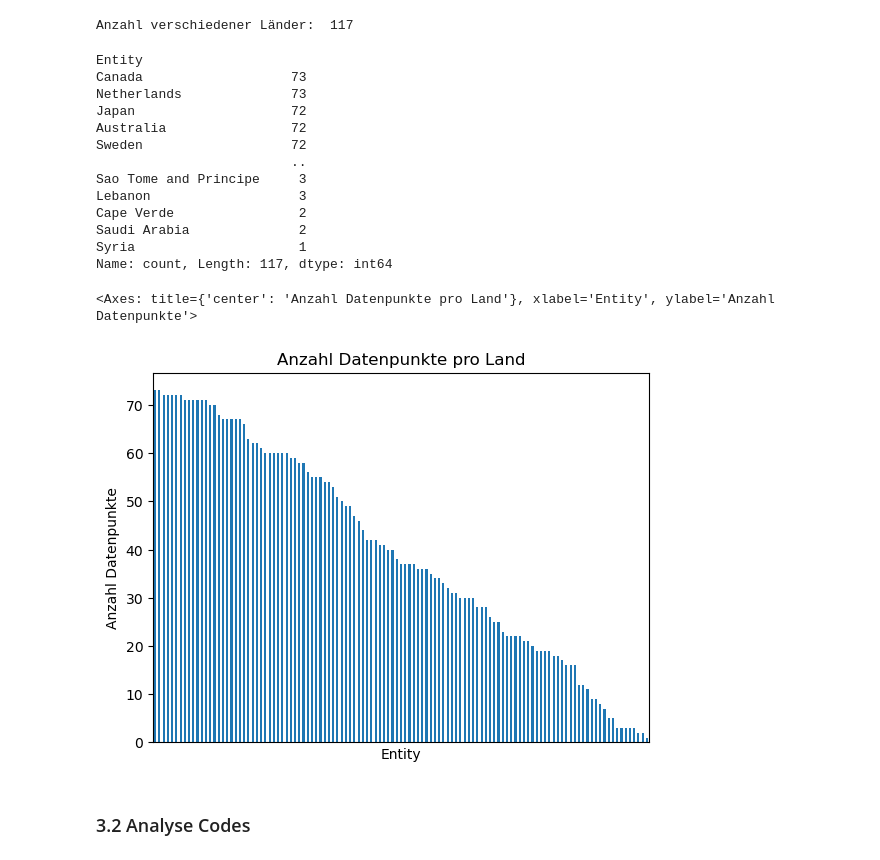
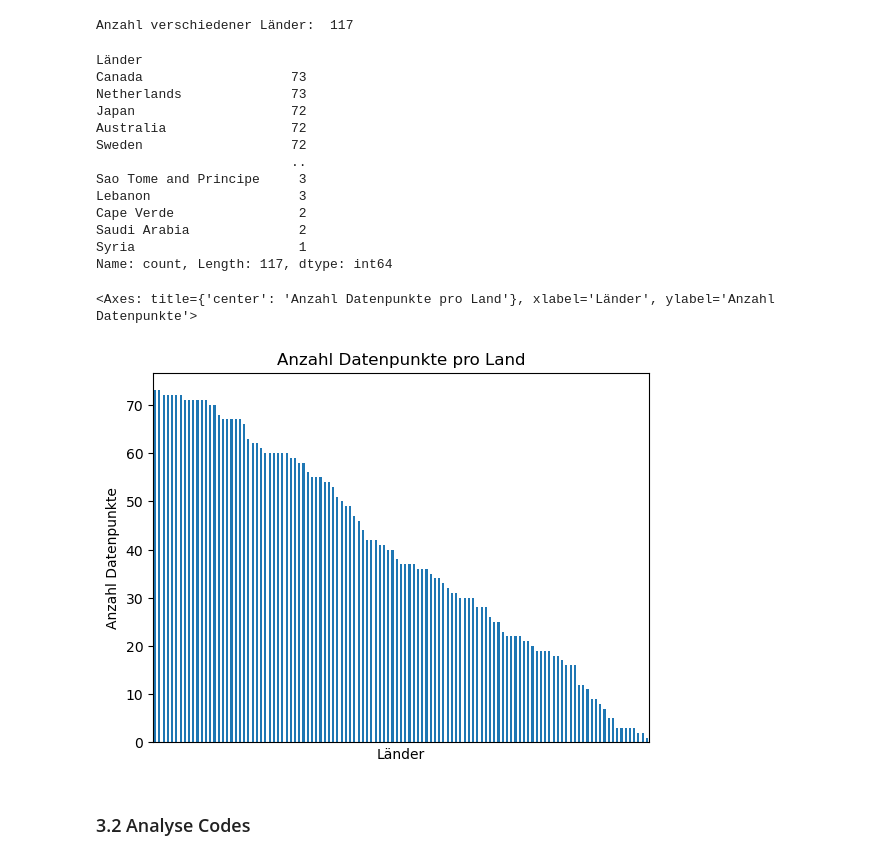
Before and after one commit to cungphi/BMLD1-Atemwegsinfektionen, a Jupyter notebook: LN2 Lou-Salomé Frehner_Phi Phi Cung.ipynb, the cells around one changed output. Cells and saved outputs as stored; diff of their text form; code cells hidden in the pictures.

```diff
--- a/LN2 Lou-Salomé Frehner_Phi Phi Cung.ipynb
+++ b/LN2 Lou-Salomé Frehner_Phi Phi Cung.ipynb
@@ -19,6 +19,6 @@ from matplotlib import pyplot as plt
 # %%
 # lade hier deine Daten
 df = pd.read_csv('respiratory-infection-death-rate-who-mdb.csv', skiprows=1,
-                 names=['Entity','Code','year','Age-standardized deaths from respiratory infections in both sexes per 100,000 people'])
+                 names=['Länder','Code','Jahr','Sterblichkeitsrate durch Atemwegsinfektionen pro 100000 Personen'])
 df.head()
 # %% [output]
@@ -96,9 +95,9 @@ print('Anzahl verschiedener Länder: ', len(df['Entity'].unique()))
 Anzahl verschiedener Länder:  117
 # %%
 # Anzahl Datenpunkte pro Land
-df['Entity'].value_counts()
+df['Länder'].value_counts()
 # %% [output]
-Entity
+Länder
 Canada                   73
 Netherlands              73
 Japan                    72
@@ -112,12 +111,16 @@ Saudi Arabia              2
 Syria                     1
 Name: count, Length: 117, dtype: int64
 # %%
-df['Entity'].value_counts().plot(kind='bar',
-                                 xticks=[],     # disable labels on x-axis
-                                 ylabel='Anzahl Datenpunkte', title='Anzahl Datenpunkte pro Land')
+df['Länder'].value_counts().plot(
+    kind='bar',
+    xticks=[],  # Entfernt die einzelnen Länder von der x-Achse
+    xlabel='Länder',  # Setzt "Länder" als allgemeine Beschriftung für die x-Achse
+    ylabel='Anzahl Datenpunkte',  # Beschriftung der y-Achse
+    title='Anzahl Datenpunkte pro Land'  # Titel der Grafik
+)
 # %% [output]
-<Axes: title={'center': 'Anzahl Datenpunkte pro Land'}, xlabel='Entity', ylabel='Anzahl Datenpunkte'>
+<Axes: title={'center': 'Anzahl Datenpunkte pro Land'}, xlabel='Länder', ylabel='Anzahl Datenpunkte'>
-[figure, old version]
+[figure, new version]
 # %% [markdown]
 ### 3.2 Analyse Codes
 # %%
```
Also changed, not shown: parts of 19 cells of this notebook, 1 other file.
